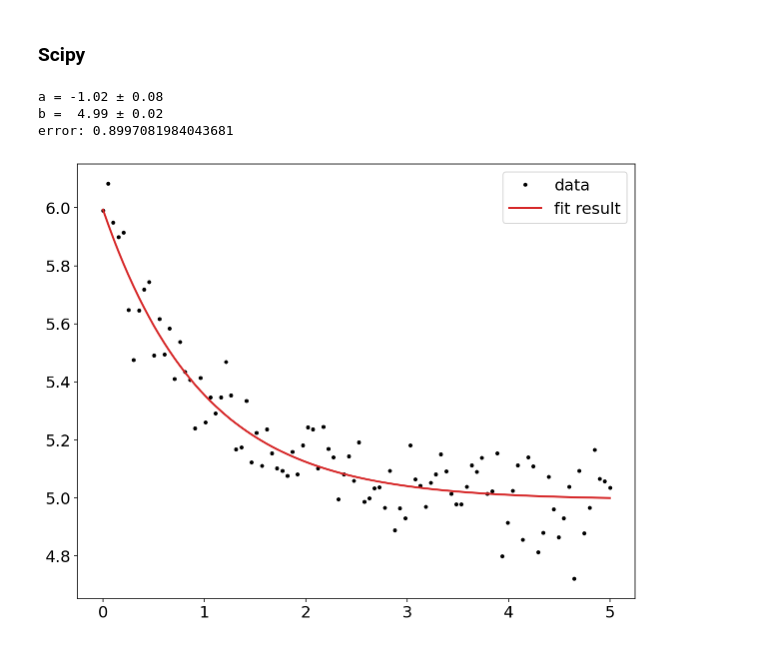
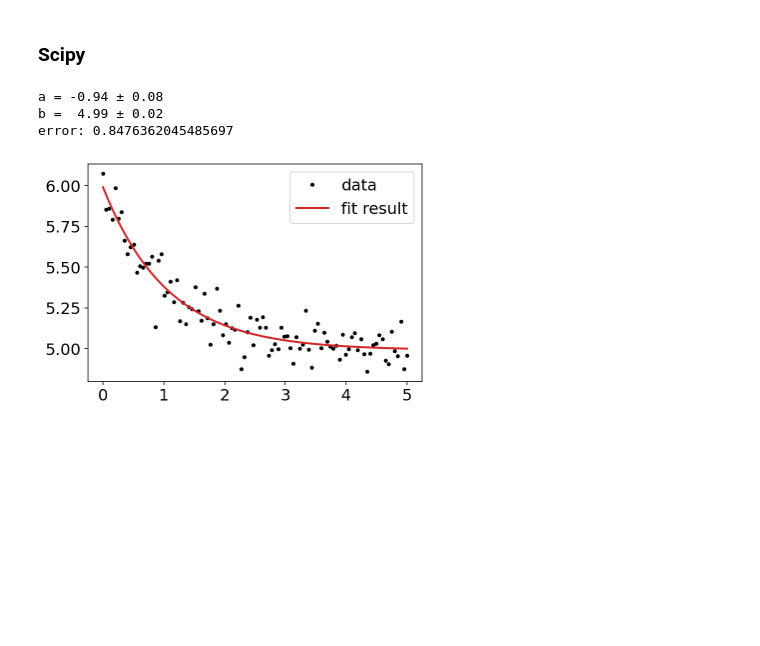
Before and after one commit to svenbuder/astr4004_2024_week7, a Jupyter notebook: anu_astr4004_2024_week7b_statistics.ipynb, the cells around one changed output. Cells and saved outputs as stored; diff of their text form; code cells hidden in the pictures; blank space fills up the shorter version.

```diff
--- a/anu_astr4004_2024_week7b_statistics.ipynb
+++ b/anu_astr4004_2024_week7b_statistics.ipynb
@@ -17,6 +17,6 @@ import numpy as np
 import matplotlib.pyplot as plt
 
 # Make the size and fonts larger for this presentation
-plt.rcParams['figure.figsize'] = (10, 8)
+plt.rcParams['figure.figsize'] = (6, 4)
 plt.rcParams['font.size'] = 16
 plt.rcParams['lines.linewidth'] = 2
@@ -22,0 +36,21 @@ plt.rcParams['lines.linewidth'] = 2
+# %%
+from scipy.stats import norm
+
+# draw the sample
+mu = 10
+sigma = 6
+x = norm.rvs(mu,sigma,1000)
+
+bin_edges = np.arange(-20, 40) - 0.5
+plt.hist(x, bins=bin_edges, density=True) # density=True to normalize the histogram
+
+# evaluate the ground truth Gaussian
+x_plot = np.linspace(-20,50,1000)
+y = norm.pdf(x_plot,loc=mu,scale=sigma)
+plt.plot(x_plot,y)
+
+plt.xlabel('X')
+plt.ylabel('P(X)')
+
+plt.tight_layout()
+plt.show()
@@ -260,31 +329,31 @@ with open(file_path, 'w') as f:
 # %%
 from scipy.optimize import curve_fit
 
 # let make some mock data from an exponential function
 a = -1
 b = 5
 
 def function(x, a, b):
     return np.exp(a * x) + b
 
 x = np.linspace(0, 5, 100)
-y = f(x, a, b) + np.random.normal(0, 0.1, 100) # add noise
+y = function(x, a, b) + np.random.normal(0, 0.1, 100) # add noise
 
 params, covariance_matrix = curve_fit(function, x, y) # the param gives the best estimated parameters
 # and the covariance matrix gives the full error matrix of the estimated parameters
 
 uncertainties = np.sqrt(np.diag(covariance_matrix))
 error = ((y - function(x, *params))**2).sum() # the total error between the best fitted model and the data
 
 print('a = {:5.2f} ± {:.2f}'.format(params[0], uncertainties[0]))
 print('b = {:5.2f} ± {:.2f}'.format(params[1], uncertainties[1]))
 print('error: {}'.format(error))
 
 plt.plot(x, y, '.', label='data', c='k')
-plt.plot(x, f(x, *params), label='fit result', c='C3')
+plt.plot(x, function(x, *params), label='fit result', c='C3')
 plt.legend();
 # %% [output]
-a = -1.02 ± 0.08
+a = -0.94 ± 0.08
 b =  4.99 ± 0.02
-error: 0.8997081984043681
+error: 0.8476362045485697
-[figure, old version]
+[figure, new version]
```
Also changed, not shown: parts of 6 cells of this notebook, 3 other files.
